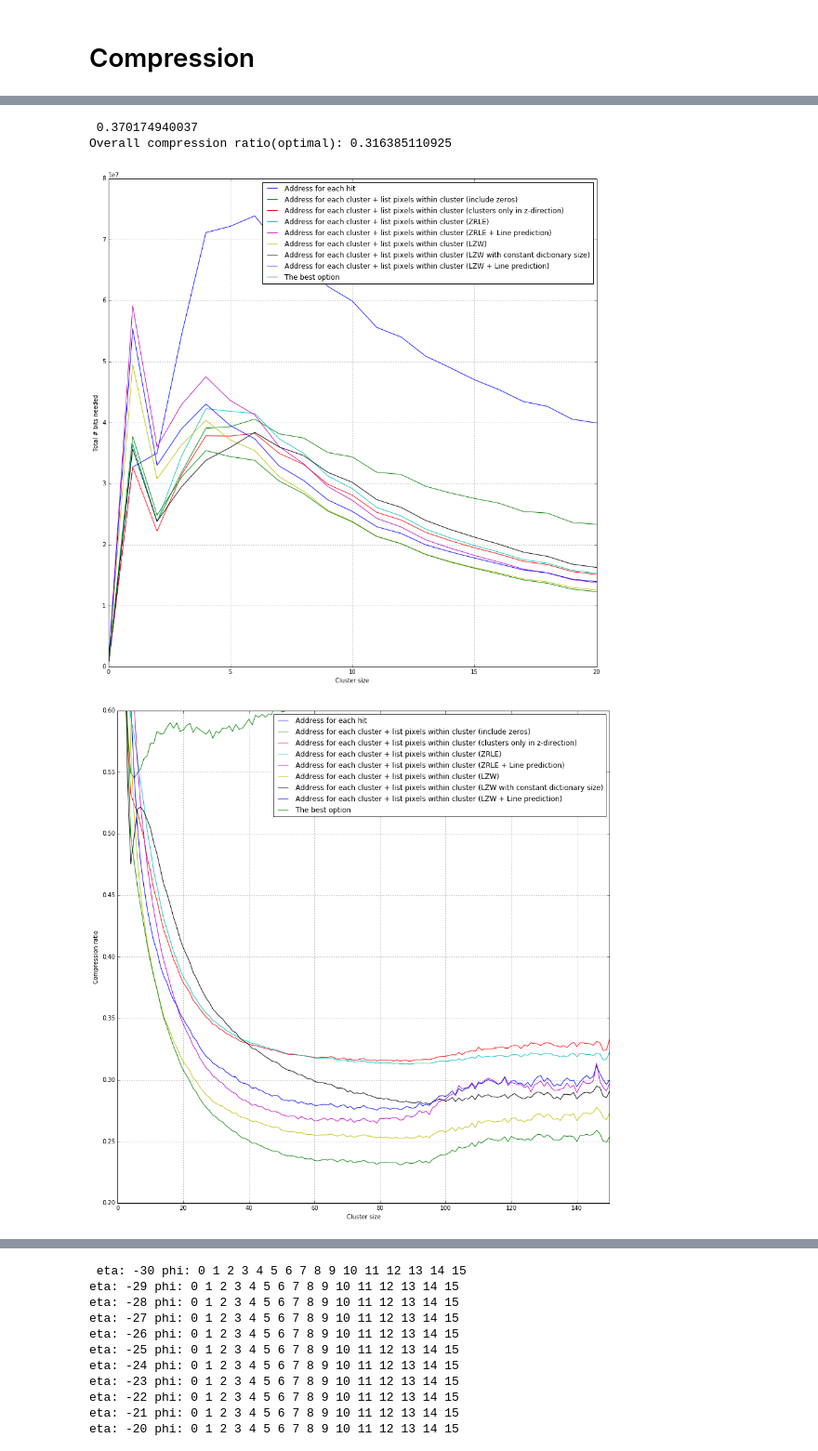
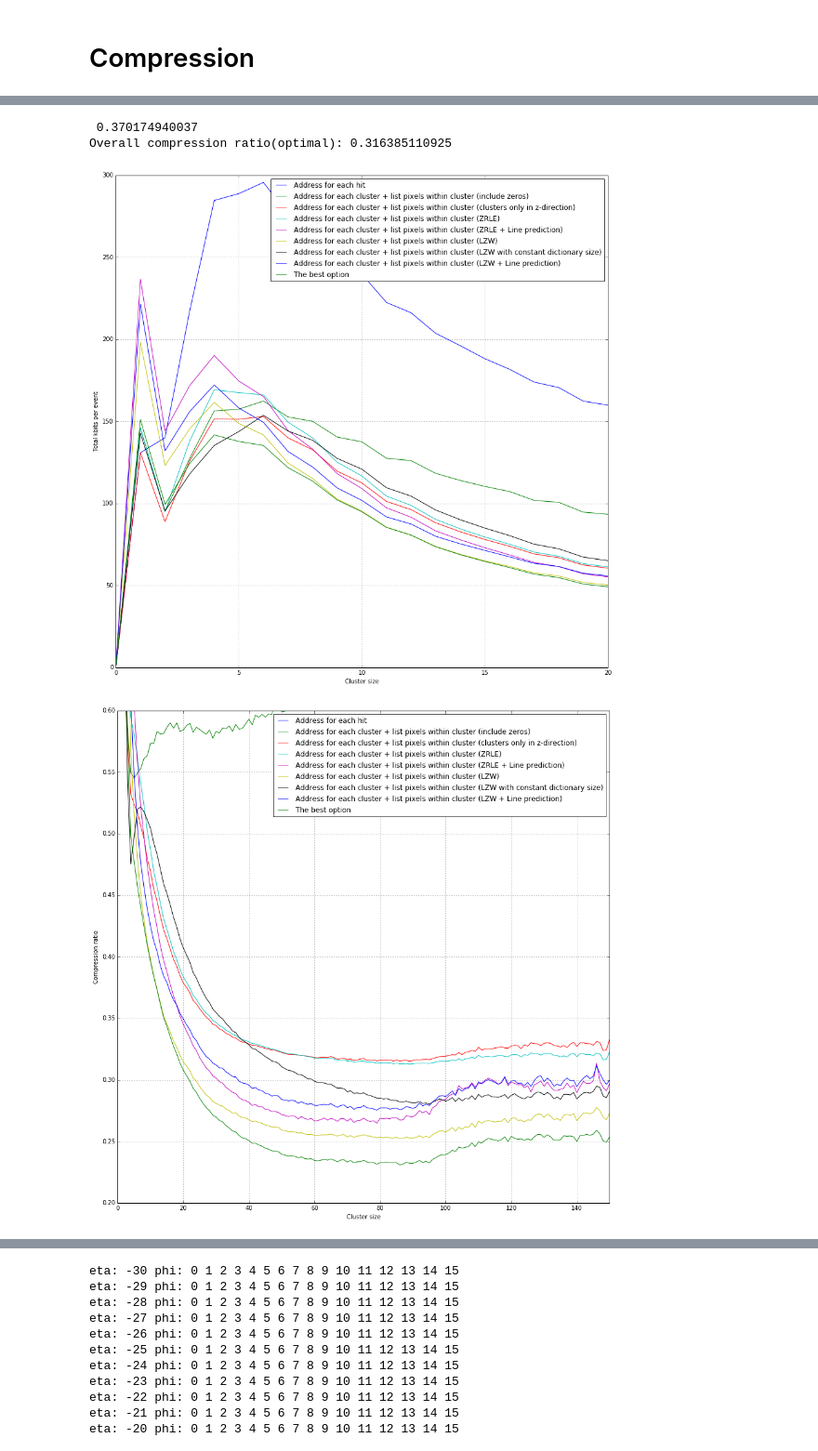
Before and after one commit to adikus/physics_project, a Jupyter notebook: compression.ipynb, the cells around one changed output, grey strips where cells are left out. Shown at 93% size. Saved outputs shown, nothing was run; the diff lists cells and outputs as text; code cells hidden in the pictures.

```diff
--- a/compression.ipynb
+++ b/compression.ipynb
@@ -207,7 +293,7 @@ def load_bit_sizes_for_alg(eta, phi, alg):
     for eventID, clusters in cluster_tots.iteritems():
         for (i, cluster_tot) in enumerate(clusters):
             length = min(len(np.where(cluster_tot > 0)[0]), 999)
-            cluster_bit_length = globals()[alg + '_cluster_bit_length'](cluster_tot)
+            cluster_bit_length = globals()[alg + '_cluster_bit_length'](cluster_tot, eventID)
             bits[length].append(cluster_bit_length)
 
     np.save(path + filename, bits)
@@ -220,9 +306,9 @@ def get_bit_sizes_for_alg(eta, phi, alg, force_reload=False):
     else:
         return np.load(path + filename)
 # %%
-algs = ['base', 'cluster', 'row_cluster', 'zrle', 'line', 'lzw']
+algs = ['cluster', 'row_cluster', 'zrle', 'line', 'lzw']
 
-for eta_i in range(0, 31):
+for eta_i in range(-31, 31):
     print 'eta:', eta_i, 'phi:',
     for phi_i in range(0,16):
         print phi_i,
@@ -388,13 +484,13 @@ for alg in (algs + ['optimal']):
     sums = np.zeros((1000))
     for i, bits in enumerate(compression_bits[alg]):
         sums[i] = np.sum(bits)
-    plt.plot( sums, label=alg_labels[alg])
+    plt.plot( sums/250000, label=alg_labels[alg])
     print 'Overall compression ratio(' + alg +  '):', np.sum(sums) / base_total_sum
 
 plt.legend()
 plt.xlabel('Cluster size')
 plt.grid(True)
-plt.ylabel('Total # bits needed')
+plt.ylabel('Total kbits per event')
 plt.xlim([0, 20])
 
 plt.figure(figsize=(15,15))
@@ -408,34 +504,34 @@ plt.xlim([0, 150])
 plt.ylim([0.2, 0.6])
 plt.xlabel('Cluster size')
 plt.grid(True)
 plt.ylabel('Compression ratio')
 plt.savefig('compression_optimal_all.png')
 
 plt.figure(figsize=(15,15))
 for alg in (algs + ['optimal']):
     sums = np.zeros((1000))
     for i, bits in enumerate(compression_bits[alg]):
         sums[i] = np.sum(bits)
     plt.plot(1.0*sums/base_sums, label=alg_labels[alg])
 plt.legend()
 plt.xlim([0, 20])
 plt.ylim([0.25, 0.8])
 plt.xlabel('Cluster size')
 plt.grid(True)
 plt.ylabel('Compression ratio - zoom on short clusters')
 plt.savefig('compression_optimal_short.png')
 # %% [output]
 Overall compression ratio(base): 1.0
 Overall compression ratio(cluster): 0.655855068743
 Overall compression ratio(row_cluster): 0.385092610417
 Overall compression ratio(zrle): 0.394783611703
 Overall compression ratio(line): 0.376503427964
 Overall compression ratio(lzw): 0.338829341283
 Overall compression ratio(lzw_cds): 0.38393511182
 Overall compression ratio(line_lzw):
  0.370174940037
 Overall compression ratio(optimal): 0.316385110925
-[figure, old version]
+[figure, new version]
 [figure]
 [figure]
 # %%
```
Also changed, not shown: parts of 30 cells of this notebook, 42 other files.
